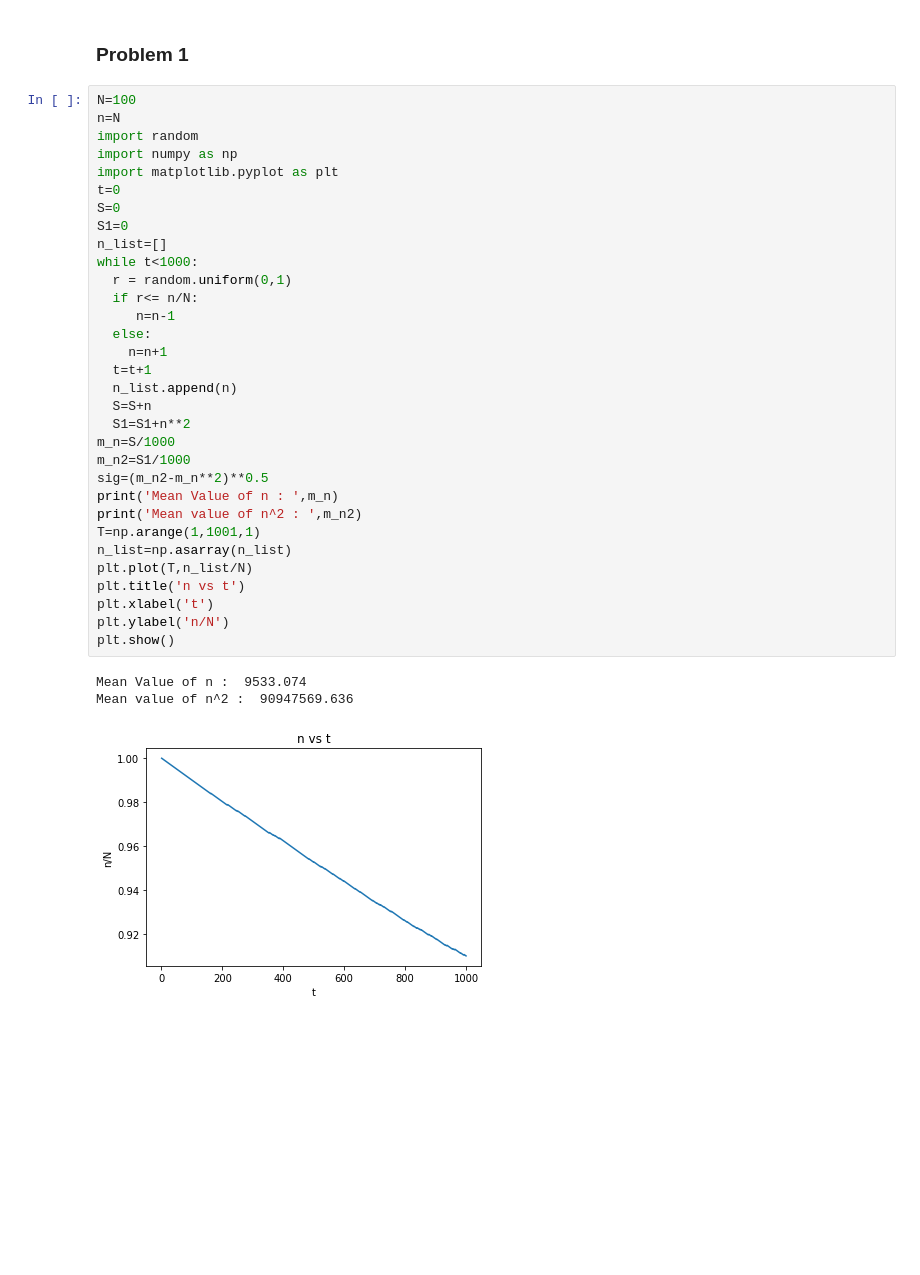
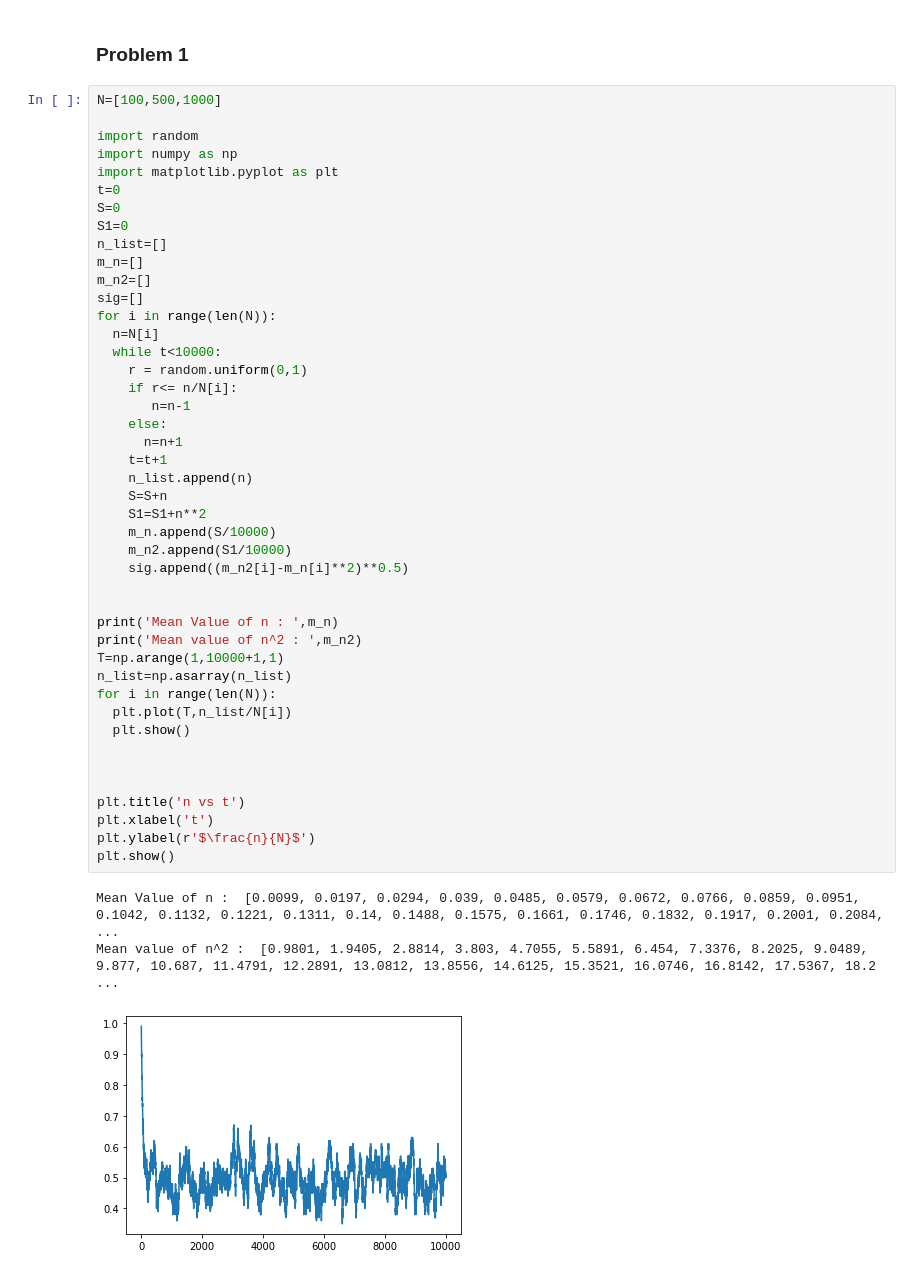
Before and after one commit to Debankur132/Physics, a Jupyter notebook: Statistical_Mechnics.ipynb, the cells around one changed output. Drawn from its saved outputs; the diff is of its cells as text; blank space fills up the shorter version.

```diff
--- a/Statistical_Mechnics.ipynb
+++ b/Statistical_Mechnics.ipynb
@@ -3,38 +3,50 @@
 # %% [markdown]
 ### Problem 1
 # %%
-N=100
-n=N
+N=[100,500,1000]
+
 import random
 import numpy as np
 import matplotlib.pyplot as plt
 t=0
 S=0
 S1=0
 n_list=[]
-while t<1000:
-  r = random.uniform(0,1)
-  if r<= n/N:
-     n=n-1
-  else:
-    n=n+1
-  t=t+1
-  n_list.append(n)
-  S=S+n
-  S1=S1+n**2
-m_n=S/1000
-m_n2=S1/1000
-sig=(m_n2-m_n**2)**0.5
+m_n=[]
+m_n2=[]
+sig=[]
+for i in range(len(N)):
+  n=N[i]
+  while t<10000:
+    r = random.uniform(0,1)
+    if r<= n/N[i]:
+       n=n-1
+    else:
+      n=n+1
+    t=t+1
+    n_list.append(n)
+    S=S+n
+    S1=S1+n**2
+    m_n.append(S/10000)
+    m_n2.append(S1/10000)
+    sig.append((m_n2[i]-m_n[i]**2)**0.5)
+
+
 print('Mean Value of n : ',m_n)
 print('Mean value of n^2 : ',m_n2)
-T=np.arange(1,1001,1)
+T=np.arange(1,10000+1,1)
 n_list=np.asarray(n_list)
-plt.plot(T,n_list/N)
+for i in range(len(N)):
+  plt.plot(T,n_list/N[i])
+  plt.show()
+
+
+
 plt.title('n vs t')
 plt.xlabel('t')
-plt.ylabel('n/N')
+plt.ylabel(r'$\frac{n}{N}$')
 plt.show()
 # %% [output]
-Mean Value of n :  9533.074
-Mean value of n^2 :  90947569.636
+Mean Value of n :  [0.0099, 0.0197, 0.0294, 0.039, 0.0485, 0.0579, 0.0672, 0.0766, 0.0859, 0.0951, 0.1042, 0.1132, 0.1221, 0.1311, 0.14, 0.1488, 0.1575, 0.1661, 0.1746, 0.1832, 0.1917, 0.2001, 0.2084, ...
+Mean value of n^2 :  [0.9801, 1.9405, 2.8814, 3.803, 4.7055, 5.5891, 6.454, 7.3376, 8.2025, 9.0489, 9.877, 10.687, 11.4791, 12.2891, 13.0812, 13.8556, 14.6125, 15.3521, 16.0746, 16.8142, 17.5367, 18.2 ...
-[figure, old version]
+[figure, new version]
```
Also changed, not shown: parts of 6 cells of this notebook.
